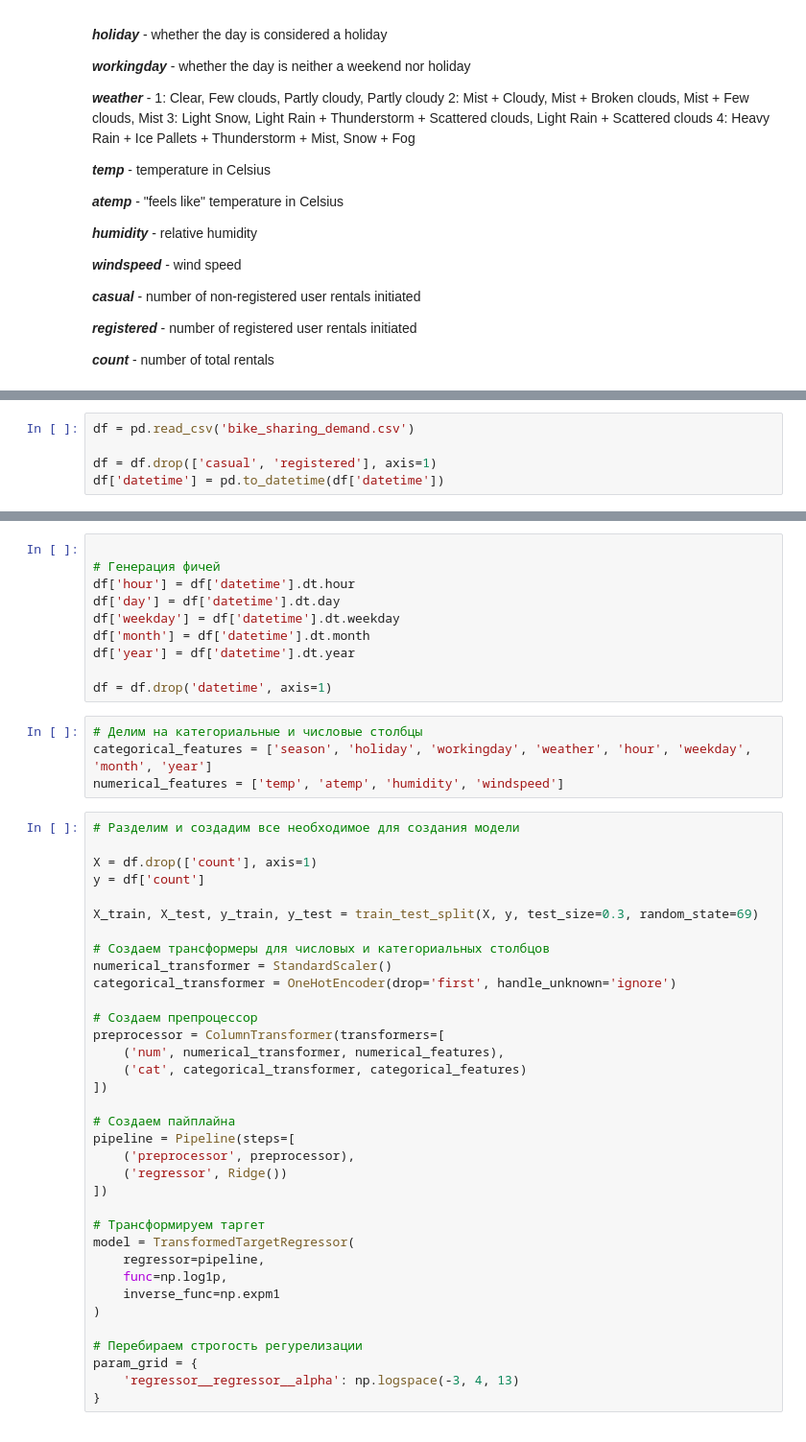
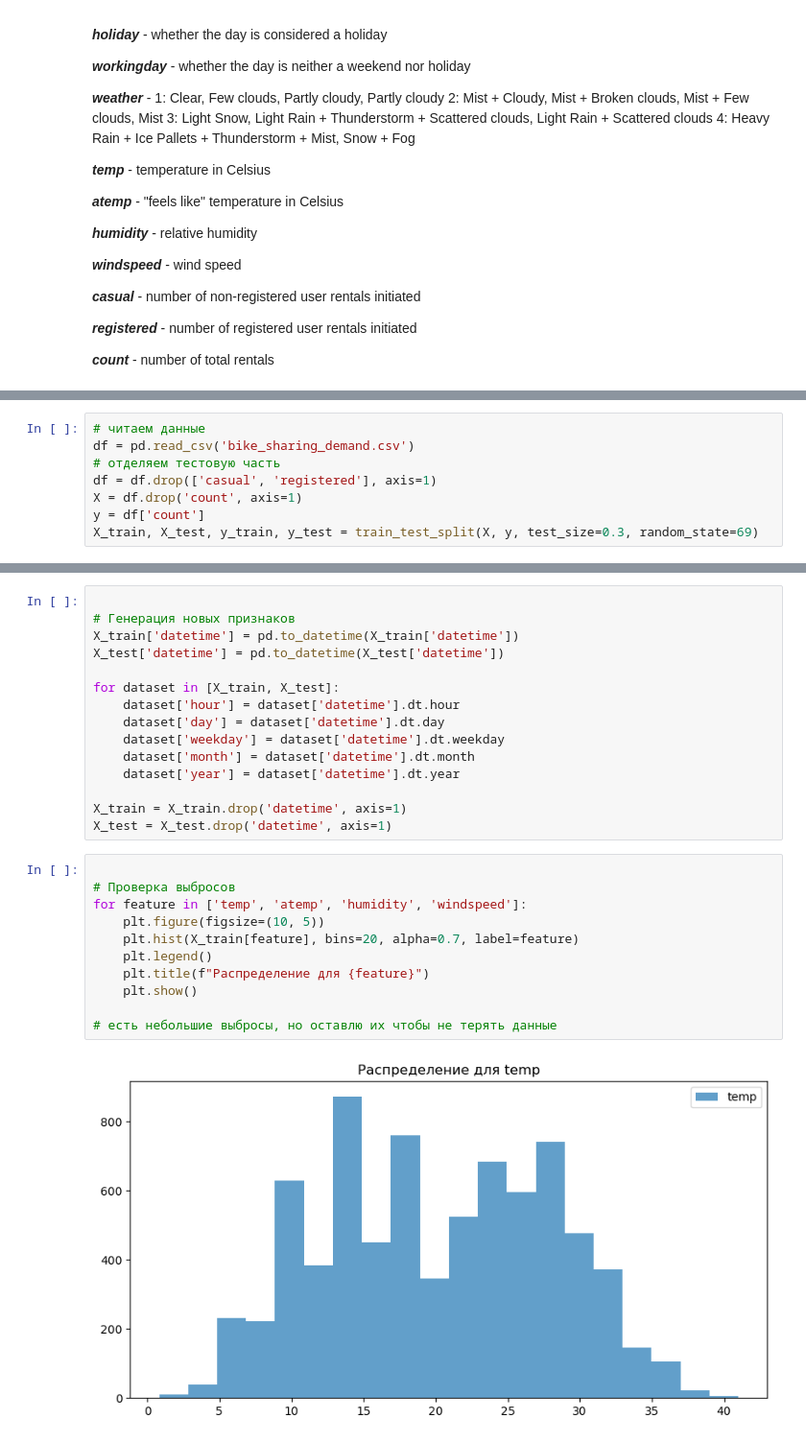
Before and after one commit to Erygfry/DataScience_HW, a Jupyter notebook: HW_4/Задание 2.ipynb, the cells around one changed output, grey strips where cells are left out. Shown: that part at 96% size. Cells and saved outputs as stored; diff of their text form.

```diff
--- a/HW_4/Задание 2.ipynb
+++ b/HW_4/Задание 2.ipynb
@@ -91,5 +90,8 @@ from sklearn.compose import ColumnTransformer, TransformedTargetRegressor
 # %%
+# читаем данные
 df = pd.read_csv('bike_sharing_demand.csv')
-
+# отделяем тестовую часть
 df = df.drop(['casual', 'registered'], axis=1)
-df['datetime'] = pd.to_datetime(df['datetime'])
+X = df.drop('count', axis=1)
+y = df['count']
+X_train, X_test, y_train, y_test = train_test_split(X, y, test_size=0.3, random_state=69)
@@ -96,49 +137,28 @@ df['datetime'] = pd.to_datetime(df['datetime'])
 # %%
 
-# Генерация фичей
-df['hour'] = df['datetime'].dt.hour
-df['day'] = df['datetime'].dt.day
-df['weekday'] = df['datetime'].dt.weekday
-df['month'] = df['datetime'].dt.month
-df['year'] = df['datetime'].dt.year
+# Генерация новых признаков
+X_train['datetime'] = pd.to_datetime(X_train['datetime'])
+X_test['datetime'] = pd.to_datetime(X_test['datetime'])
 
-df = df.drop('datetime', axis=1)
+for dataset in [X_train, X_test]:
+    dataset['hour'] = dataset['datetime'].dt.hour
+    dataset['day'] = dataset['datetime'].dt.day
+    dataset['weekday'] = dataset['datetime'].dt.weekday
+    dataset['month'] = dataset['datetime'].dt.month
+    dataset['year'] = dataset['datetime'].dt.year
+
+X_train = X_train.drop('datetime', axis=1)
+X_test = X_test.drop('datetime', axis=1)
-# %%
-# Делим на категориальные и числовые столбцы
-categorical_features = ['season', 'holiday', 'workingday', 'weather', 'hour', 'weekday', 'month', 'year']
-numerical_features = ['temp', 'atemp', 'humidity', 'windspeed']
-# %%
-# Разделим и создадим все необходимое для создания модели
-
-X = df.drop(['count'], axis=1)
-y = df['count']
-
-X_train, X_test, y_train, y_test = train_test_split(X, y, test_size=0.3, random_state=69)
-
-# Создаем трансформеры для числовых и категориальных столбцов
-numerical_transformer = StandardScaler()
-categorical_transformer = OneHotEncoder(drop='first', handle_unknown='ignore')
-
-# Создаем препроцессор
-preprocessor = ColumnTransformer(transformers=[
-    ('num', numerical_transformer, numerical_features),
-    ('cat', categorical_transformer, categorical_features)
-])
-
-# Создаем пайплайна
-pipeline = Pipeline(steps=[
-    ('preprocessor', preprocessor),
-    ('regressor', Ridge())
-])
-
-# Трансформируем таргет
-model = TransformedTargetRegressor(
-    regressor=pipeline,
-    func=np.log1p,
-    inverse_func=np.expm1
-)
-
-# Перебираем строгость регурелизации
-param_grid = {
-    'regressor__regressor__alpha': np.logspace(-3, 4, 13)
-}
+# %%
+
+# Проверка выбросов
+for feature in ['temp', 'atemp', 'humidity', 'windspeed']:
+    plt.figure(figsize=(10, 5))
+    plt.hist(X_train[feature], bins=20, alpha=0.7, label=feature)
+    plt.legend()
+    plt.title(f"Распределение для {feature}")
+    plt.show()
+
+# есть небольшие выбросы, но оставлю их чтобы не терять данные
+# %% [output]
+[figure, added]
```
Also changed, not shown: parts of 9 cells of this notebook, 1 other file.
